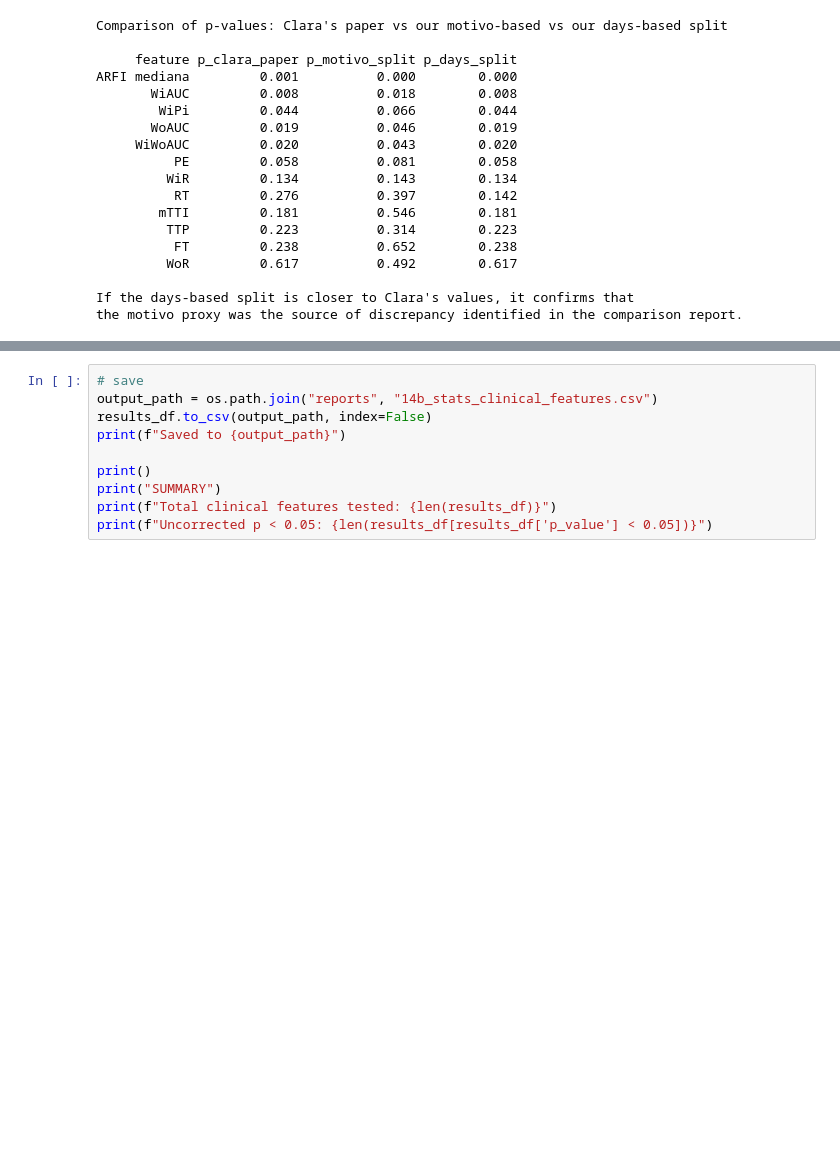
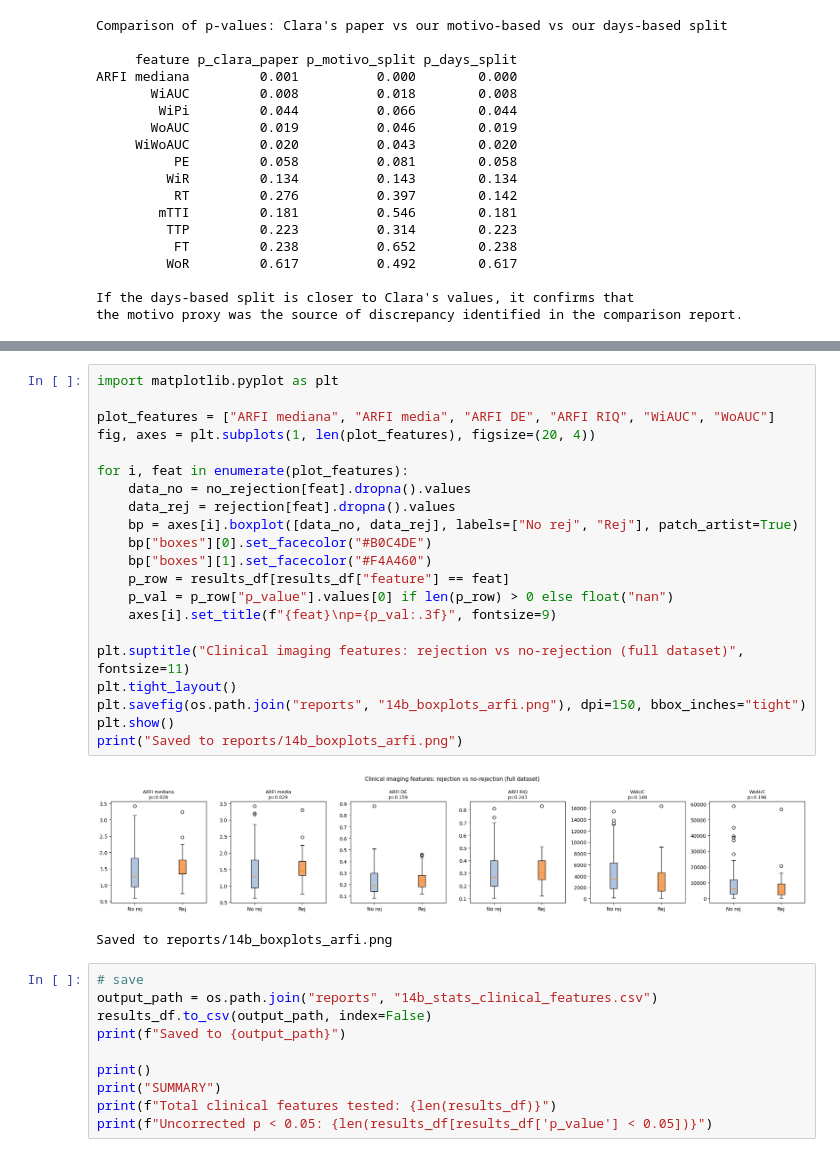
Before and after one commit to daniel-duhnev/pancreas-us-radiomics, a Jupyter notebook: analysis/14b_stats_clinical_features.ipynb, the cells around one changed output, grey strips where cells are left out. Cells and saved outputs as stored; diff of their text form; blank space fills up the shorter version.

```diff
--- a/analysis/14b_stats_clinical_features.ipynb
+++ b/analysis/14b_stats_clinical_features.ipynb
@@ -401,3 +405,27 @@ the motivo proxy was the source of discrepancy identified in the comparison repo
+# %%
+import matplotlib.pyplot as plt
+
+plot_features = ["ARFI mediana", "ARFI media", "ARFI DE", "ARFI RIQ", "WiAUC", "WoAUC"]
+fig, axes = plt.subplots(1, len(plot_features), figsize=(20, 4))
+
+for i, feat in enumerate(plot_features):
+    data_no = no_rejection[feat].dropna().values
+    data_rej = rejection[feat].dropna().values
+    bp = axes[i].boxplot([data_no, data_rej], labels=["No rej", "Rej"], patch_artist=True)
+    bp["boxes"][0].set_facecolor("#B0C4DE")
+    bp["boxes"][1].set_facecolor("#F4A460")
+    p_row = results_df[results_df["feature"] == feat]
+    p_val = p_row["p_value"].values[0] if len(p_row) > 0 else float("nan")
+    axes[i].set_title(f"{feat}\np={p_val:.3f}", fontsize=9)
+
+plt.suptitle("Clinical imaging features: rejection vs no-rejection (full dataset)", fontsize=11)
+plt.tight_layout()
+plt.savefig(os.path.join("reports", "14b_boxplots_arfi.png"), dpi=150, bbox_inches="tight")
+plt.show()
+print("Saved to reports/14b_boxplots_arfi.png")
+# %% [output]
+[figure, added]
+Saved to reports/14b_boxplots_arfi.png
 # %%
 # save
 output_path = os.path.join("reports", "14b_stats_clinical_features.csv")
```
Also changed, not shown: parts of 1 cell of this notebook, 4 other files.
